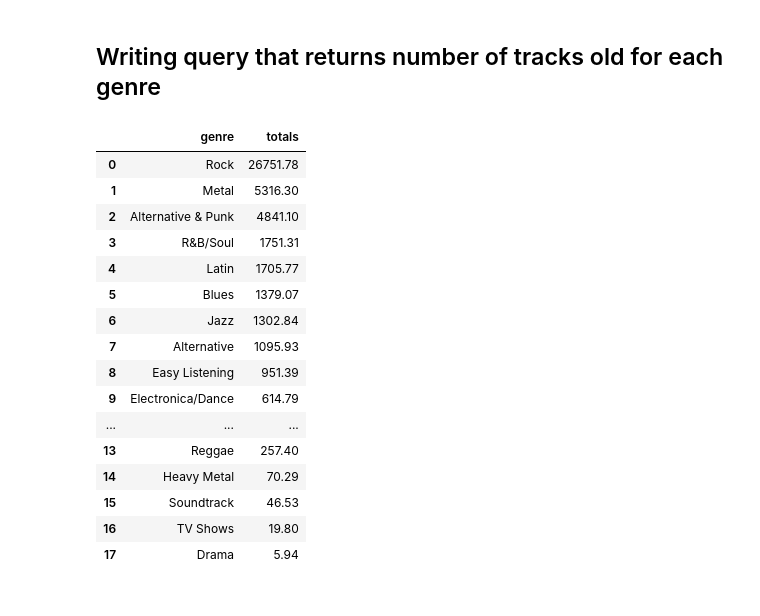
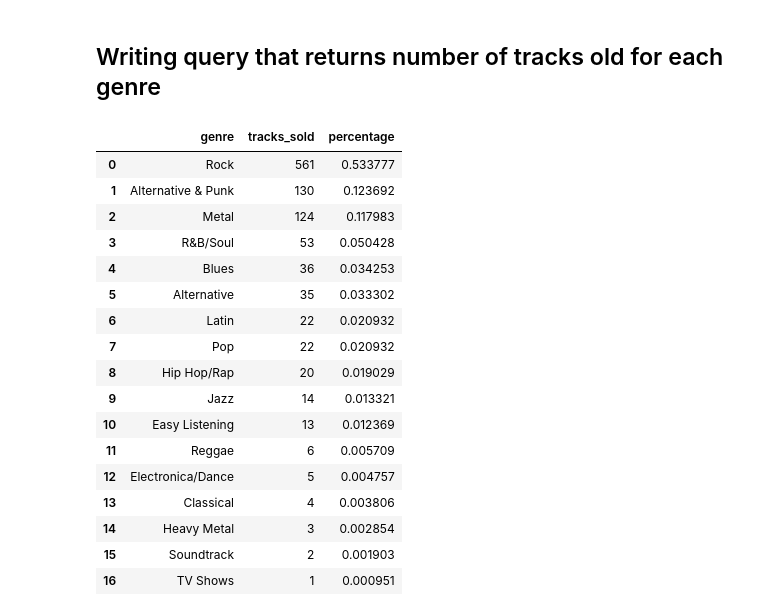
Before and after one commit to milesmackenzie/dataquest, a Jupyter notebook: step_4/sql_intermediate/project_sql/project_sql.ipynb, the cells around one changed output. Saved outputs shown, nothing was run; the diff lists cells and outputs as text; code cells hidden in the pictures.

```diff
--- a/step_4/sql_intermediate/project_sql/project_sql.ipynb
+++ b/step_4/sql_intermediate/project_sql/project_sql.ipynb
@@ -60,44 +60,52 @@ show_tables()
 # %%
 q = """
 
 
 WITH
     customers AS
         (SELECT * FROM invoice i
+        INNER JOIN customer c ON c.customer_id = i.customer_id
+        WHERE country = "USA"
         GROUP BY 1
         ),
     inln AS
         (SELECT * FROM invoice_line il
         INNER JOIN customers c ON c.invoice_id = il.invoice_id
         ),
     tracks AS
         (SELECT * FROM genre g
         INNER JOIN track tr ON g.genre_id = tr.genre_id
+        ),
+    al AS
+        (SELECT name genre, COUNT(trs.track_id) tracks_sold, invoice_line_id FROM tracks trs
+        INNER JOIN inln ON inln.track_id = trs.track_id
+        GROUP BY 1
+        ORDER BY 2 DESC
         )
 
-SELECT name genre, SUM(total) totals FROM tracks trs
-INNER JOIN inln ON inln.track_id = trs.track_id
+SELECT genre, tracks_sold, CAST(tracks_sold AS FLOAT) / 1051 percentage
+FROM al
 GROUP BY 1
 ORDER BY 2 DESC;
     """
 
-
 run_query(q)
 # %% [output]
-|  | genre | totals |
-| 0 | Rock | 26751.78 |
-| 1 | Metal | 5316.30 |
-| 2 | Alternative & Punk | 4841.10 |
-| 3 | R&B/Soul | 1751.31 |
-| 4 | Latin | 1705.77 |
-| 5 | Blues | 1379.07 |
-| 6 | Jazz | 1302.84 |
-| 7 | Alternative | 1095.93 |
-| 8 | Easy Listening | 951.39 |
-| 9 | Electronica/Dance | 614.79 |
-| ... | ... | ... |
-| 13 | Reggae | 257.40 |
-| 14 | Heavy Metal | 70.29 |
-| 15 | Soundtrack | 46.53 |
-| 16 | TV Shows | 19.80 |
-| 17 | Drama | 5.94 |
+|  | genre | tracks_sold | percentage |
+| 0 | Rock | 561 | 0.533777 |
+| 1 | Alternative & Punk | 130 | 0.123692 |
+| 2 | Metal | 124 | 0.117983 |
+| 3 | R&B/Soul | 53 | 0.050428 |
+| 4 | Blues | 36 | 0.034253 |
+| 5 | Alternative | 35 | 0.033302 |
+| 6 | Latin | 22 | 0.020932 |
+| 7 | Pop | 22 | 0.020932 |
+| 8 | Hip Hop/Rap | 20 | 0.019029 |
+| 9 | Jazz | 14 | 0.013321 |
+| 10 | Easy Listening | 13 | 0.012369 |
+| 11 | Reggae | 6 | 0.005709 |
+| 12 | Electronica/Dance | 5 | 0.004757 |
+| 13 | Classical | 4 | 0.003806 |
+| 14 | Heavy Metal | 3 | 0.002854 |
+| 15 | Soundtrack | 2 | 0.001903 |
+| 16 | TV Shows | 1 | 0.000951 |
```
Also changed, not shown: parts of 17 cells of this notebook.
